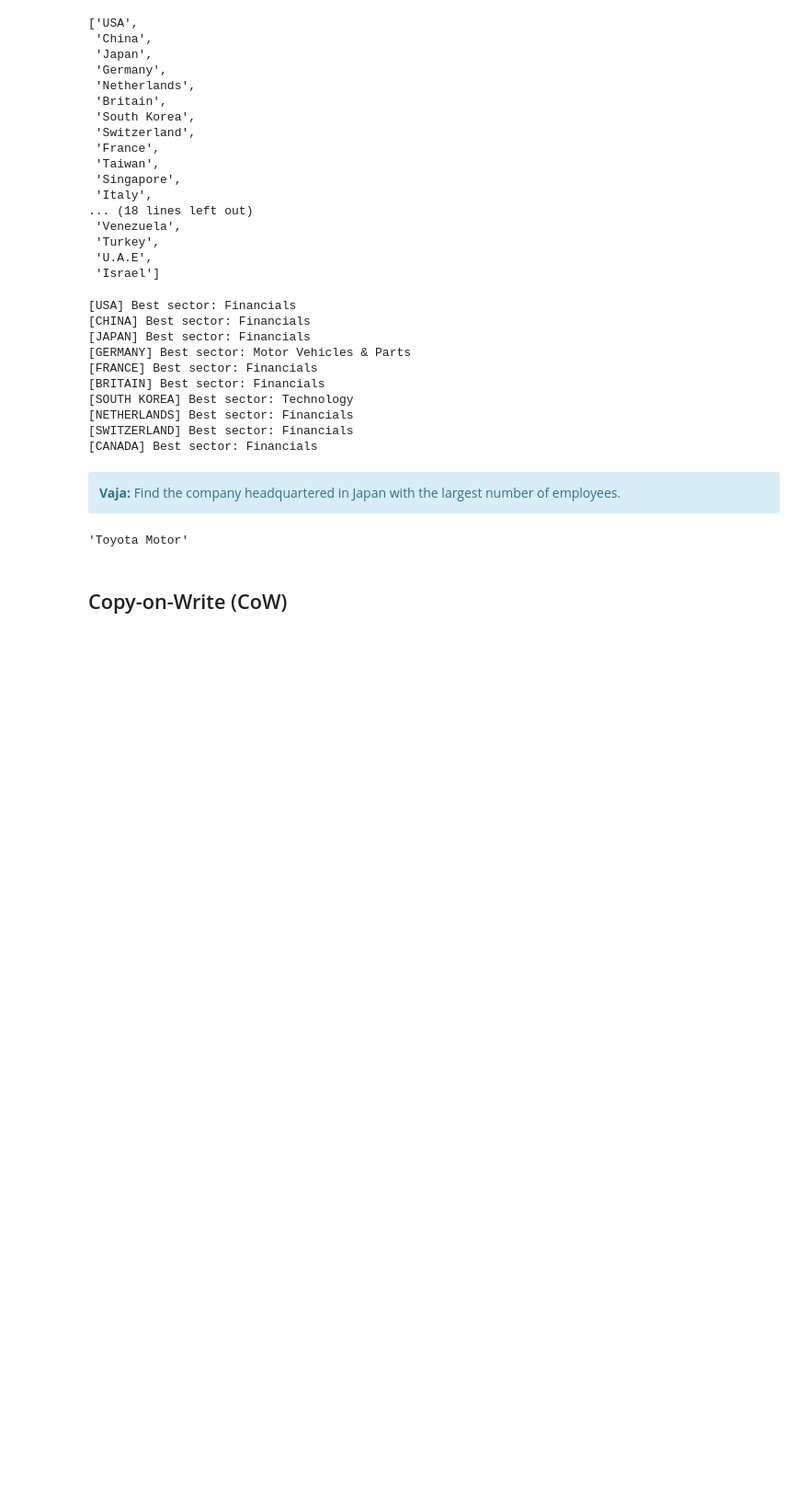
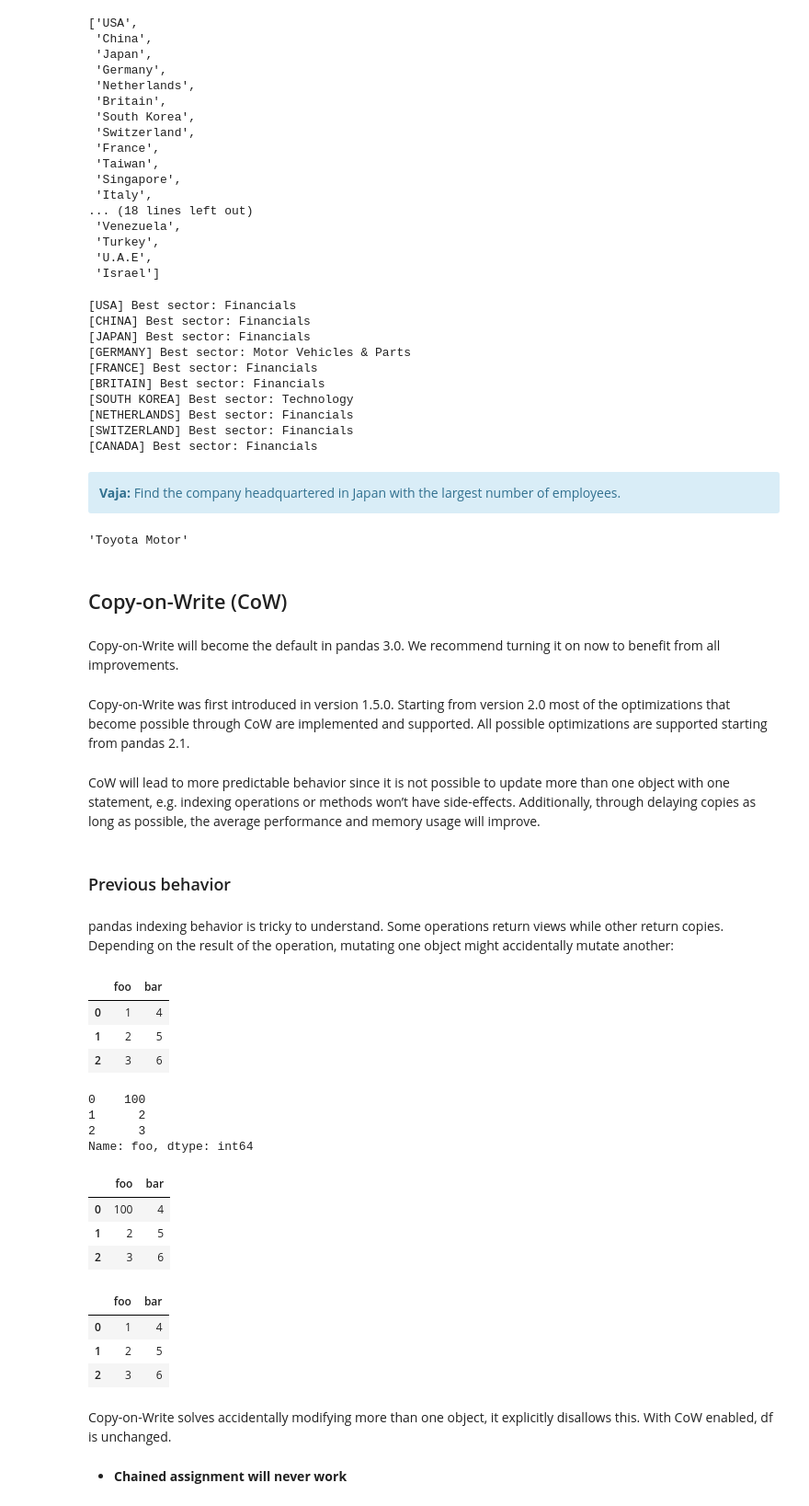
Before and after one commit to icta-tecaji/python-data-analysis-public, a Jupyter notebook: Del_03_Uvod_v_Pandas/03_Uvod_v_Pandas_CLEAN.ipynb, the cells around one changed output. Shown at 92% size. Saved outputs shown, nothing was run; the diff lists cells and outputs as text; code cells hidden in the pictures; blank space fills up the shorter version.

```diff
--- a/Del_03_Uvod_v_Pandas/03_Uvod_v_Pandas_CLEAN.ipynb
+++ b/Del_03_Uvod_v_Pandas/03_Uvod_v_Pandas_CLEAN.ipynb
@@ -448,3 +448,38 @@ f500.loc[f500["country"] == "Japan"].sort_values("employees", ascending=False).i
 'Toyota Motor'
 # %% [markdown]
 ## Copy-on-Write (CoW)
+# %% [markdown]
+Copy-on-Write will become the default in pandas 3.0. We recommend turning it on now to benefit from all improvements.
+# %% [markdown]
+Copy-on-Write was first introduced in version 1.5.0. Starting from version 2.0 most of the optimizations that become possible through CoW are implemented and supported. All possible optimizations are supported starting from pandas 2.1.
+# %% [markdown]
+CoW will lead to more predictable behavior since it is not possible to update more than one object with one statement, e.g. indexing operations or methods won’t have side-effects. Additionally, through delaying copies as long as possible, the average performance and memory usage will improve.
+# %% [markdown]
+### Previous behavior
+# %% [markdown]
+pandas indexing behavior is tricky to understand. Some operations return views while other return copies. Depending on the result of the operation, mutating one object might accidentally mutate another:
+# %%
+import pandas as pd
+df = pd.DataFrame({"foo": [1, 2, 3], "bar": [4, 5, 6]})
+df
+# %% [output]
+|  | foo | bar |
+| 0 | 1 | 4 |
+| 1 | 2 | 5 |
+| 2 | 3 | 6 |
+# %%
+subset = df["foo"]
+subset.iloc[0] = 100
+subset
+# %% [output]
+0    100
+1      2
+2      3
+Name: foo, dtype: int64
+# %%
+df
+# %% [output]
+|  | foo | bar |
+| 0 | 100 | 4 |
+| 1 | 2 | 5 |
+| 2 | 3 | 6 |
@@ -450,0 +488,14 @@ f500.loc[f500["country"] == "Japan"].sort_values("employees", ascending=False).i
+# %%
+df = pd.DataFrame({"foo": [1, 2, 3], "bar": [4, 5, 6]})
+subset = df["foo"]
+subset.iloc[0] = 100
+df
+# %% [output]
+|  | foo | bar |
+| 0 | 1 | 4 |
+| 1 | 2 | 5 |
+| 2 | 3 | 6 |
+# %% [markdown]
+Copy-on-Write solves accidentally modifying more than one object, it explicitly disallows this. With CoW enabled, df is unchanged.
+# %% [markdown]
+- **Chained assignment will never work**
```
Also changed, not shown: parts of 4 cells of this notebook, 2 other files.
